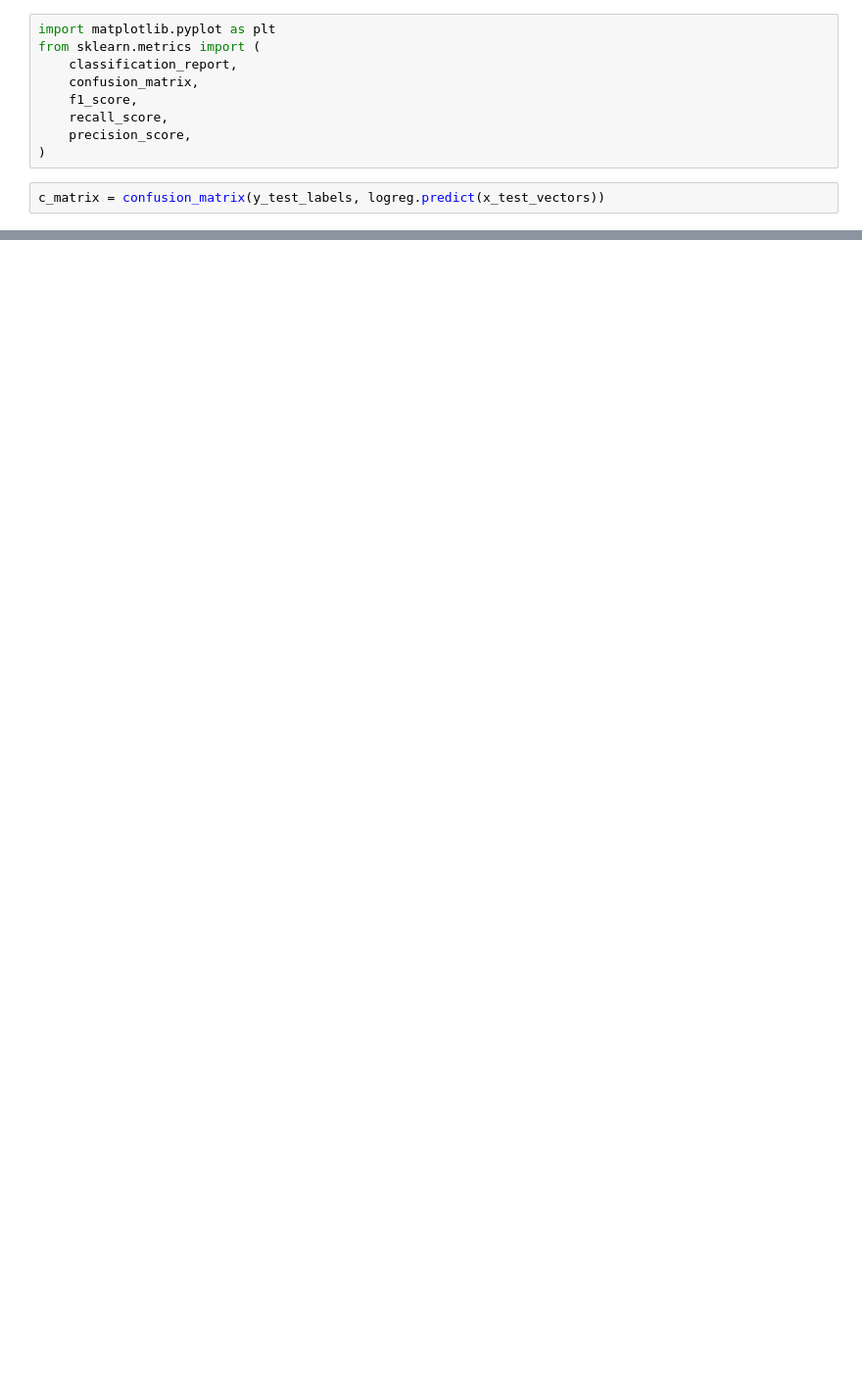
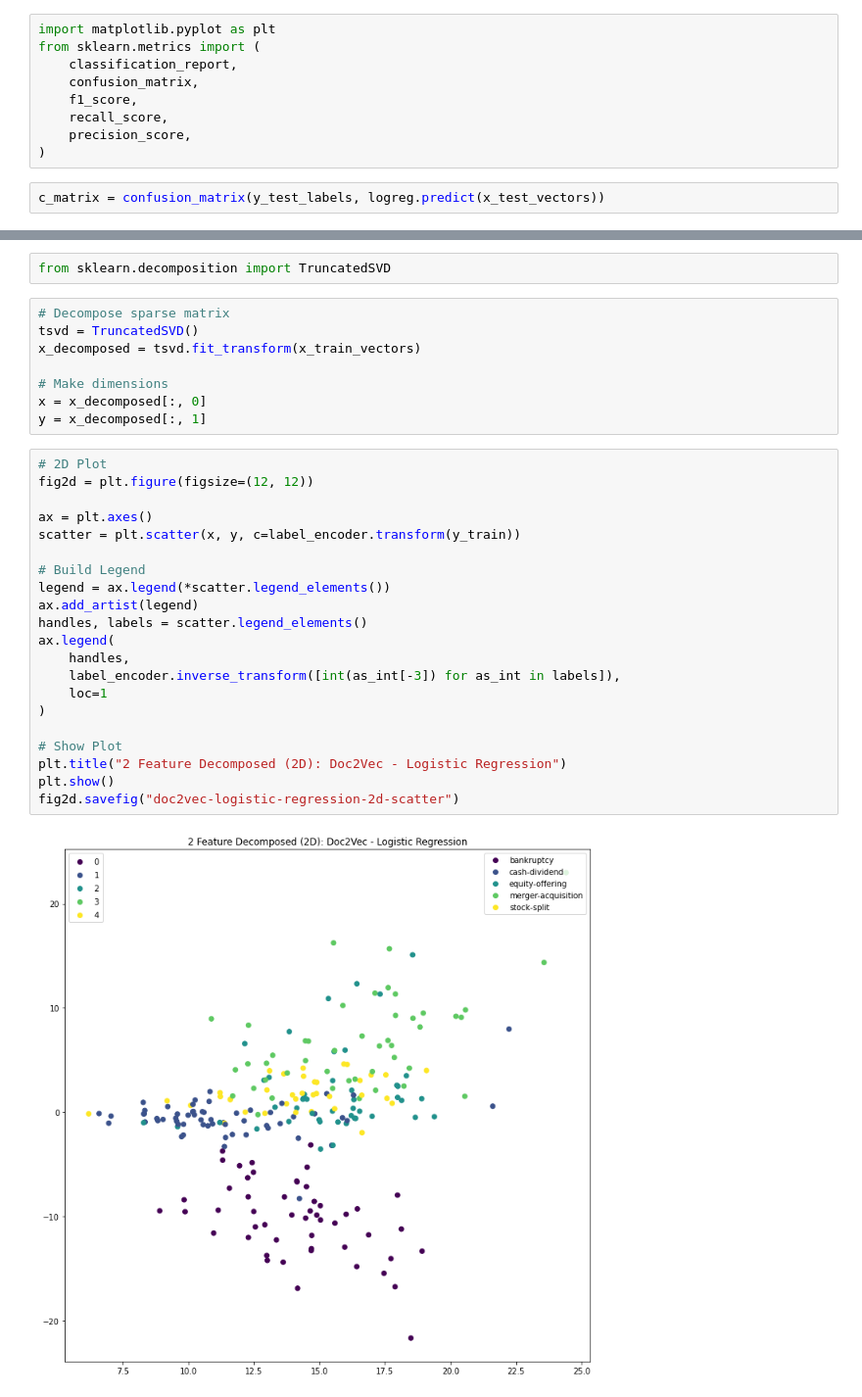
Before and after one commit to leonkozlowski/baseline, a Jupyter notebook: baseline/d2v_logistic_regression.ipynb, the cells around one changed output, grey strips where cells are left out. Shown at 98% size. Drawn from its saved outputs; the diff is of its cells as text; blank space fills up the shorter version.

```diff
--- a/baseline/d2v_logistic_regression.ipynb
+++ b/baseline/d2v_logistic_regression.ipynb
@@ -164,0 +165,33 @@ merger-acquisition       0.92      1.00      0.96        12
+# %%
+from sklearn.decomposition import TruncatedSVD
+# %%
+# Decompose sparse matrix
+tsvd = TruncatedSVD()
+x_decomposed = tsvd.fit_transform(x_train_vectors)
+
+# Make dimensions
+x = x_decomposed[:, 0]
+y = x_decomposed[:, 1]
+# %%
+# 2D Plot
+fig2d = plt.figure(figsize=(12, 12))
+
+ax = plt.axes()
+scatter = plt.scatter(x, y, c=label_encoder.transform(y_train))
+
+# Build Legend
+legend = ax.legend(*scatter.legend_elements())
+ax.add_artist(legend)
+handles, labels = scatter.legend_elements()
+ax.legend(
+    handles,
+    label_encoder.inverse_transform([int(as_int[-3]) for as_int in labels]),
+    loc=1
+)
+
+# Show Plot
+plt.title("2 Feature Decomposed (2D): Doc2Vec - Logistic Regression")
+plt.show()
+fig2d.savefig("doc2vec-logistic-regression-2d-scatter")
+# %% [output]
+[figure, added]
```
Also changed, not shown: parts of 6 cells of this notebook, 1 other file.
